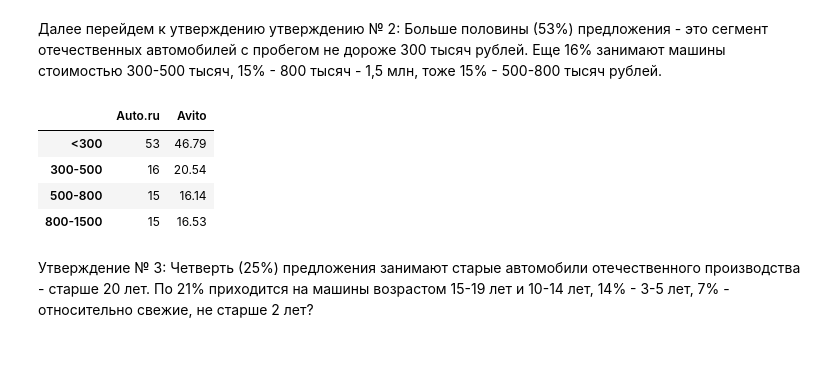
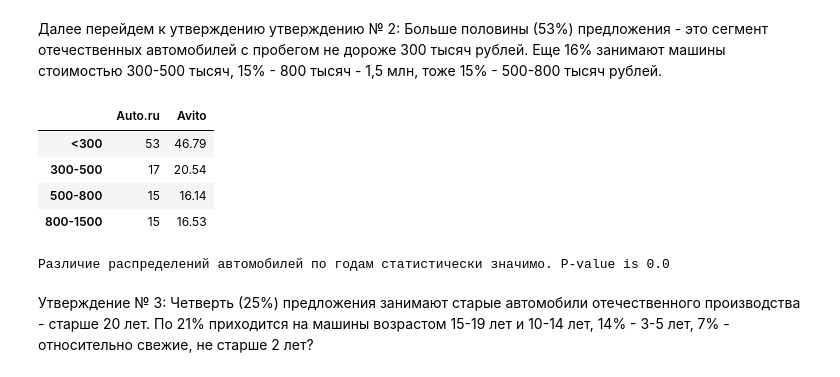
Before and after one commit to al-bratkov/advertisements_analysis, a Jupyter notebook: check_interview.ipynb, the cells around one changed output. Saved outputs shown, nothing was run; the diff lists cells and outputs as text; code cells hidden in the pictures.

Commit message:
Almost finished checking interview file

```diff
--- a/check_interview.ipynb
+++ b/check_interview.ipynb
@@ -121,16 +124,24 @@ conclusion
 Далее перейдем к утверждению утверждению № 2:
 Больше половины (53%) предложения - это сегмент отечественных автомобилей с пробегом не дороже 300 тысяч рублей. Еще 16% занимают машины стоимостью 300-500 тысяч, 15% - 800 тысяч - 1,5 млн, тоже 15% - 500-800 тысяч рублей.
 # %%
-price_dist = pd.Series({"<300": 53, "300-500": 16, "500-800": 15, "800-1500": 15}).to_frame()
-price_dist["Avito"] = round(pd.cut(df_pas["price"], [0, 300_000, 500_000, 800_000, 1_500_000]).value_counts(sort=False, normalize=True) * 100, 2).values
-price_dist.rename({0: "Auto.ru"}, axis=1, inplace=True)
+prices_expexted = {"<300": 53, "300-500": 17, "500-800": 15, "800-1500": 15}
+avito_prices = pd.cut(df_pas["price"], [0, 300_000, 500_000, 800_000, 1_500_000])
+price_dist = pd.Series(prices_expexted, name="Auto.ru").to_frame()
+price_dist["Avito"] = round(avito_prices.value_counts(sort=False, normalize=True) * 100, 2).values
 price_dist
 # %% [output]
 |  | Auto.ru | Avito |
 | <300 | 53 | 46.79 |
-| 300-500 | 16 | 20.54 |
+| 300-500 | 17 | 20.54 |
 | 500-800 | 15 | 16.14 |
 | 800-1500 | 15 | 16.53 |
+# %%
+price_dist_total = round(price_dist / 100 * df_pas.shape[0])
+price_dist_check = stats.chisquare(price_dist_total["Avito"], price_dist_total["Auto.ru"])
+
+print(f"Различие распределений автомобилей по годам {('статистически значимо', 'не является статистически значимым')[price_dist_check.pvalue>0.05]}. P-value is {round(price_dist_check.pvalue, 8)}")
+# %% [output]
+Различие распределений автомобилей по годам статистически значимо. P-value is 0.0
 # %% [markdown]
 Утверждение № 3: Четверть (25%) предложения занимают старые автомобили отечественного производства - старше 20 лет. По 21% приходится на машины возрастом 15-19 лет и 10-14 лет, 14% - 3-5 лет, 7% - относительно свежие, не старше 2 лет?
 # %%
```
Also changed, not shown: parts of 6 cells of this notebook, 1 other file.
